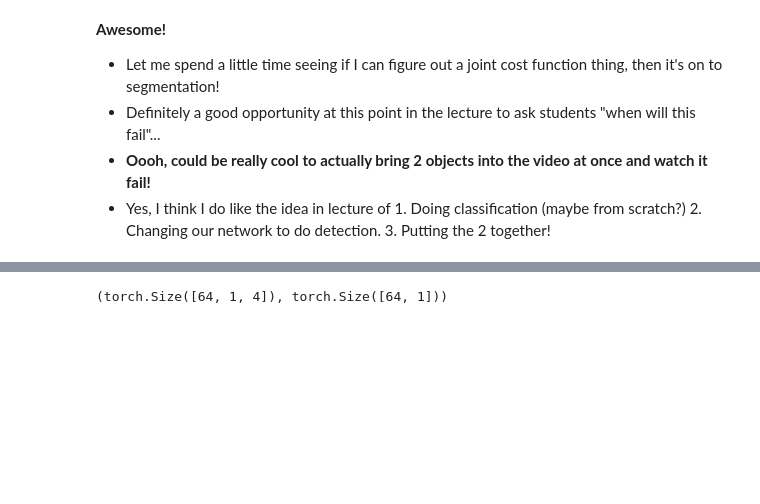
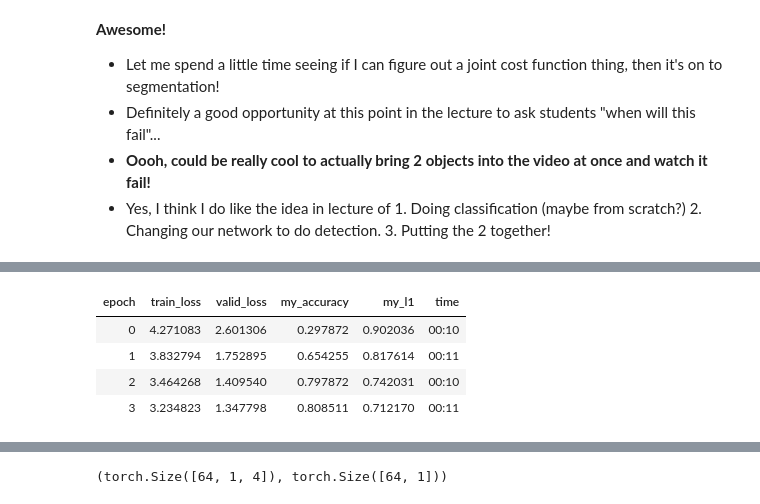
Before and after one commit to unccv/deep_learning_for_computer_vision, a Jupyter notebook: dev/BBC Experiment [Part 3 - More Object Detection].ipynb, the cells around one changed output, grey strips where cells are left out. Saved outputs shown, nothing was run; the diff lists cells and outputs as text; code cells hidden in the pictures; blank space fills up the shorter version.

```diff
--- a/dev/BBC Experiment [Part 3 - More Object Detection].ipynb
+++ b/dev/BBC Experiment [Part 3 - More Object Detection].ipynb
@@ -276,0 +313,9 @@ learn=cnn_learner(data, models.resnet34, custom_head=custom_head, loss_func=MyLo
+# %%
+lr=5e-5
+learn.fit_one_cycle(4, slice(lr/10, lr))
+# %% [output]
+| epoch | train_loss | valid_loss | my_accuracy | my_l1 | time |
+| 0 | 4.271083 | 2.601306 | 0.297872 | 0.902036 | 00:10 |
+| 1 | 3.832794 | 1.752895 | 0.654255 | 0.817614 | 00:11 |
+| 2 | 3.464268 | 1.409540 | 0.797872 | 0.742031 | 00:10 |
+| 3 | 3.234823 | 1.347798 | 0.808511 | 0.712170 | 00:11 |
```
Also changed, not shown: parts of 30 cells of this notebook.
